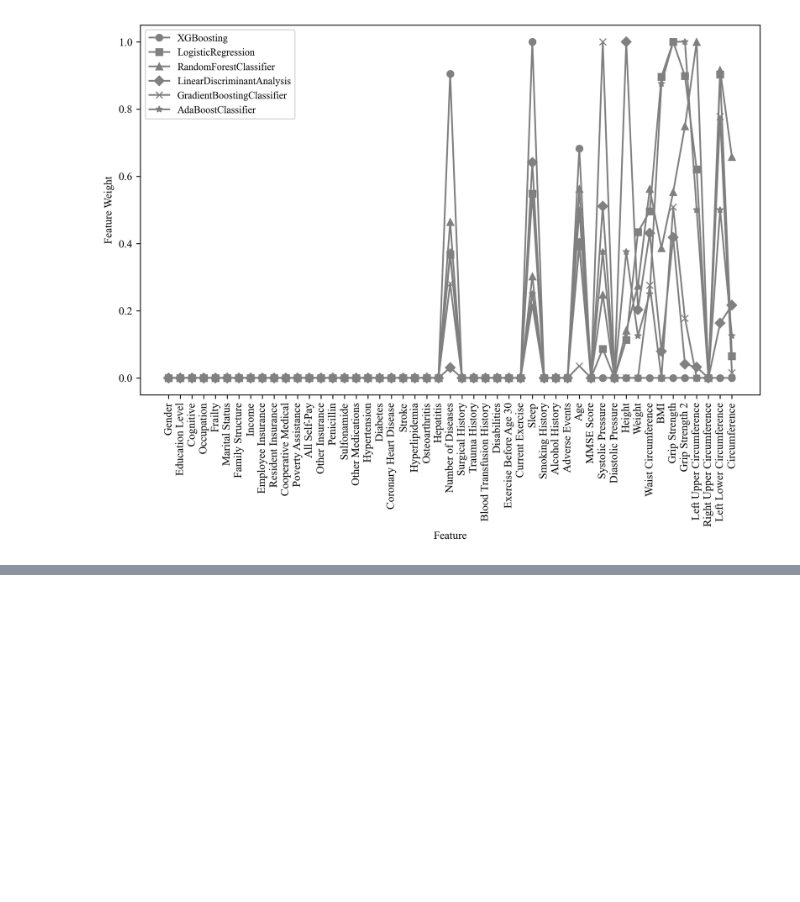
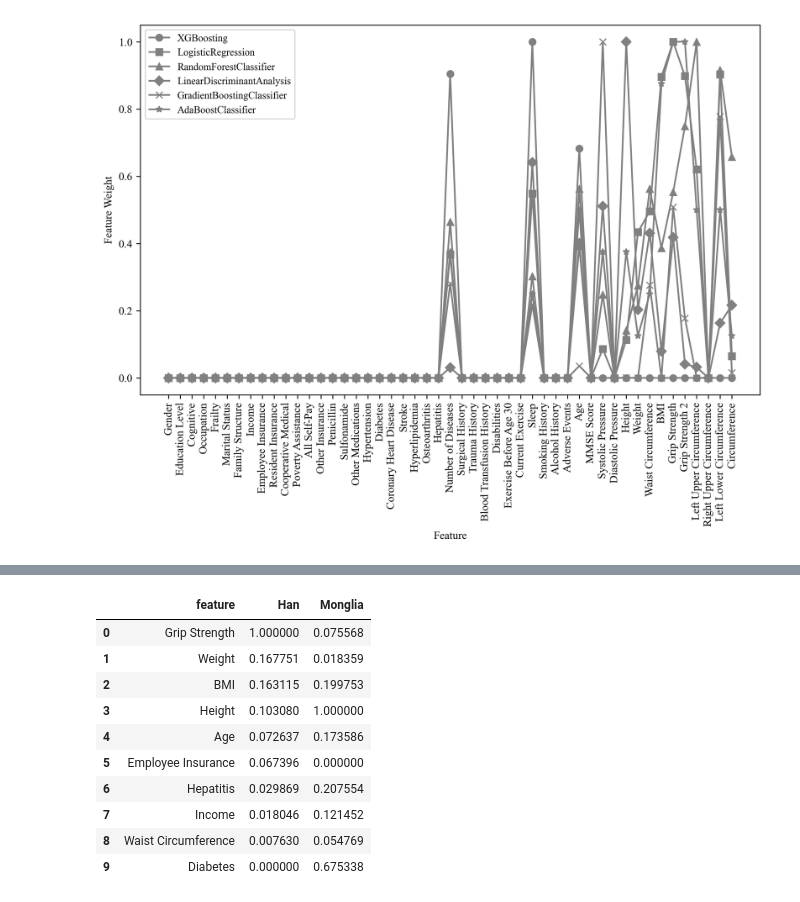
Before and after one commit to xzl12080/frailty, a Jupyter notebook: 衰弱(蒙汉).ipynb, the cells around one changed output, grey strips where cells are left out. Saved outputs shown, nothing was run; the diff lists cells and outputs as text; code cells hidden in the pictures; blank space fills up the shorter version.

```diff
--- a/衰弱(蒙汉).ipynb
+++ b/衰弱(蒙汉).ipynb
@@ -1237,0 +1322,14 @@ plt.show()
+# %%
+merged_df
+# %% [output]
+|  | feature | Han | Monglia |
+| 0 | Grip Strength | 1.000000 | 0.075568 |
+| 1 | Weight | 0.167751 | 0.018359 |
+| 2 | BMI | 0.163115 | 0.199753 |
+| 3 | Height | 0.103080 | 1.000000 |
+| 4 | Age | 0.072637 | 0.173586 |
+| 5 | Employee Insurance | 0.067396 | 0.000000 |
+| 6 | Hepatitis | 0.029869 | 0.207554 |
+| 7 | Income | 0.018046 | 0.121452 |
+| 8 | Waist Circumference | 0.007630 | 0.054769 |
+| 9 | Diabetes | 0.000000 | 0.675338 |
```
Also changed, not shown: parts of 14 cells of this notebook.
